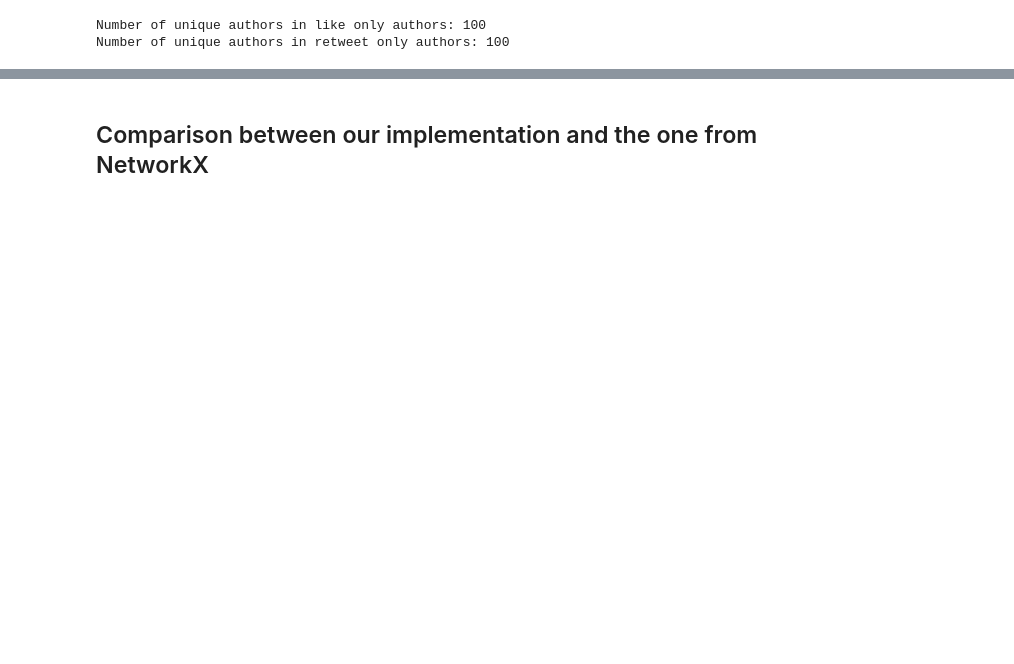
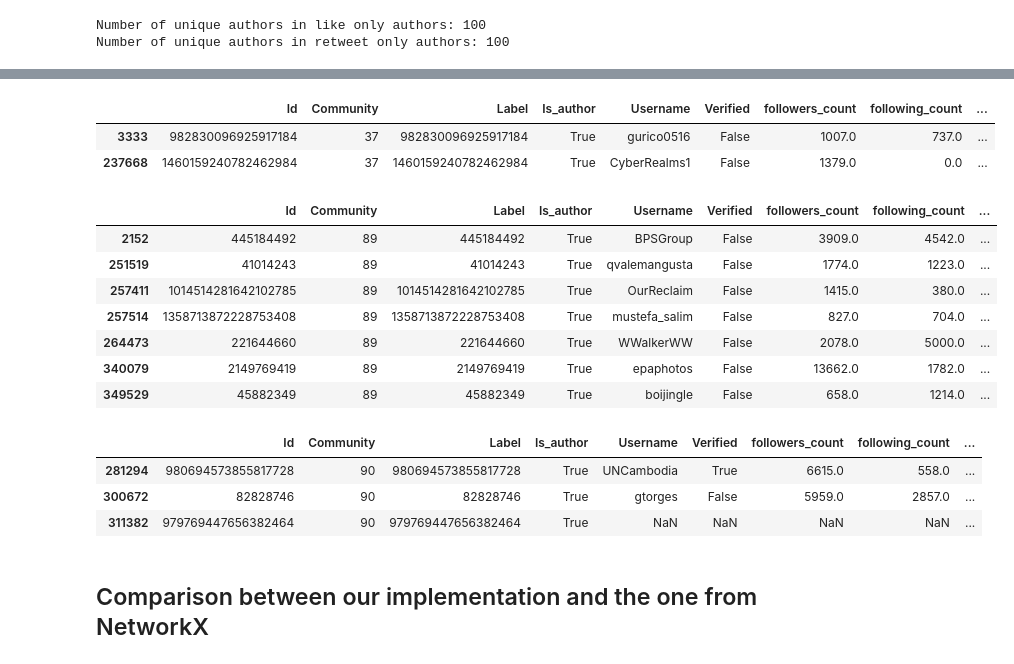
Before and after one commit to ChristopheBroillet/twitter-ukraine-conflict, a Jupyter notebook: 3-analysis.ipynb, the cells around one changed output, grey strips where cells are left out. Drawn from its saved outputs; the diff is of its cells as text; code cells hidden in the pictures; blank space fills up the shorter version.

```diff
--- a/3-analysis.ipynb
+++ b/3-analysis.ipynb
@@ -282,3 +368,28 @@ Unauthorized
+# %%
+# retrieve community 61
+df_result_any_only_authors[df_result_any_only_authors['Community'] == 37]
+# %% [output]
+|  | Id | Community | Label | Is_author | Username | Verified | followers_count | following_count | ... |
+| 3333 | 982830096925917184 | 37 | 982830096925917184 | True | gurico0516 | False | 1007.0 | 737.0 | ... |
+| 237668 | 1460159240782462984 | 37 | 1460159240782462984 | True | CyberRealms1 | False | 1379.0 | 0.0 | ... |
+# %%
+df_result_any_only_authors[df_result_any_only_authors['Community'] == 89]
+# %% [output]
+|  | Id | Community | Label | Is_author | Username | Verified | followers_count | following_count | ... |
+| 2152 | 445184492 | 89 | 445184492 | True | BPSGroup | False | 3909.0 | 4542.0 | ... |
+| 251519 | 41014243 | 89 | 41014243 | True | qvalemangusta | False | 1774.0 | 1223.0 | ... |
+| 257411 | 1014514281642102785 | 89 | 1014514281642102785 | True | OurReclaim | False | 1415.0 | 380.0 | ... |
+| 257514 | 1358713872228753408 | 89 | 1358713872228753408 | True | mustefa_salim | False | 827.0 | 704.0 | ... |
+| 264473 | 221644660 | 89 | 221644660 | True | WWalkerWW | False | 2078.0 | 5000.0 | ... |
+| 340079 | 2149769419 | 89 | 2149769419 | True | epaphotos | False | 13662.0 | 1782.0 | ... |
+| 349529 | 45882349 | 89 | 45882349 | True | boijingle | False | 658.0 | 1214.0 | ... |
+# %%
+df_result_any_only_authors[df_result_any_only_authors['Community'] == 90]
+# %% [output]
+|  | Id | Community | Label | Is_author | Username | Verified | followers_count | following_count | ... |
+| 281294 | 980694573855817728 | 90 | 980694573855817728 | True | UNCambodia | True | 6615.0 | 558.0 | ... |
+| 300672 | 82828746 | 90 | 82828746 | True | gtorges | False | 5959.0 | 2857.0 | ... |
+| 311382 | 979769447656382464 | 90 | 979769447656382464 | True | NaN | NaN | NaN | NaN | ... |
 # %% [markdown]
 ## Comparison between our implementation and the one from NetworkX
 # %%
```
Also changed, not shown: parts of 15 cells of this notebook, 10 other files.
